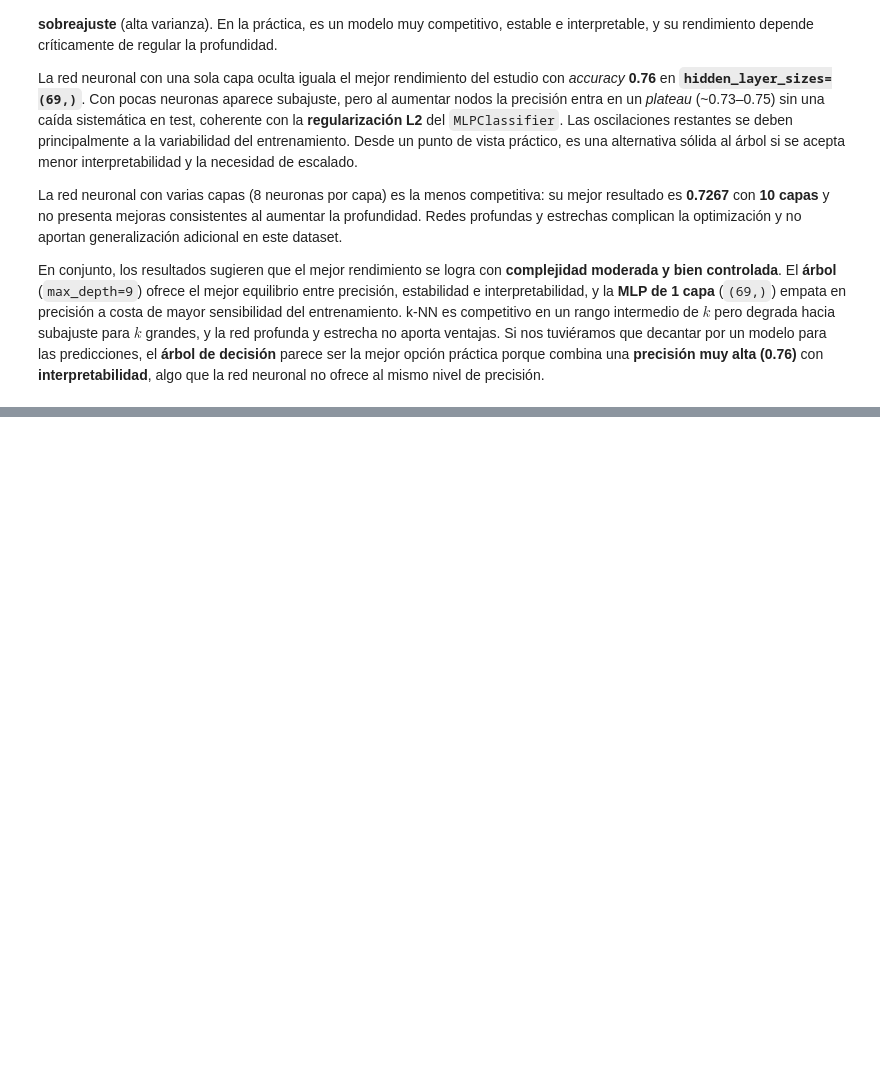
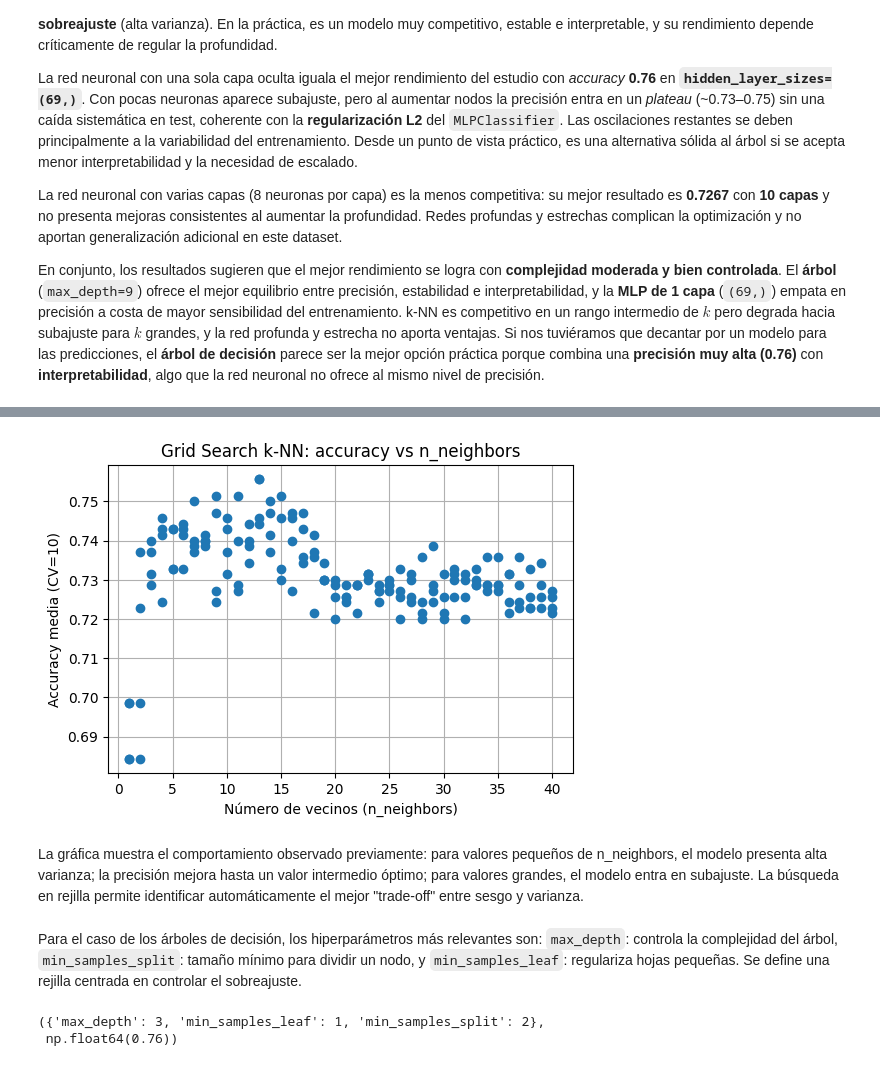
Before and after one commit to gborras10/MachineLearningProjects, a Jupyter notebook: assignements/assignment_2_validacion_seleccion_modelos/p4_02.ipynb, the cells around one changed output, grey strips where cells are left out. Drawn from its saved outputs; the diff is of its cells as text; code cells hidden in the pictures; blank space fills up the shorter version.

```diff
--- a/assignements/assignment_2_validacion_seleccion_modelos/p4_02.ipynb
+++ b/assignements/assignment_2_validacion_seleccion_modelos/p4_02.ipynb
@@ -480,0 +652,20 @@ En conjunto, los resultados sugieren que el mejor rendimiento se logra con **com
+# %%
+param_grid_knn = {
+    "n_neighbors": list(range(1, 41)),
+    "weights": ["uniform", "distance"],
+    "metric": ["euclidean", "manhattan"]
+}
+
+knn = KNeighborsClassifier()
+
+grid_knn = GridSearchCV(
+    knn,
+    param_grid=param_grid_knn,
+    cv=10,
+    scoring="accuracy",
+    n_jobs=-1
+)
+
+grid_knn.fit(X_train_scaled, y_train)
+
+grid_knn.best_params_, grid_knn.best_score_
@@ -480,0 +675,5 @@ En conjunto, los resultados sugieren que el mejor rendimiento se logra con **com
+# %%
+results_knn = pd.DataFrame(grid_knn.cv_results_)
+results_knn = results_knn.sort_values("mean_test_score", ascending=False)
+
+results_knn.head()
@@ -480,0 +688,41 @@ En conjunto, los resultados sugieren que el mejor rendimiento se logra con **com
+# %%
+plt.figure(figsize=(6,4))
+plt.plot(
+    results_knn["param_n_neighbors"],
+    results_knn["mean_test_score"],
+    'o'
+)
+plt.xlabel("Número de vecinos (n_neighbors)")
+plt.ylabel("Accuracy media (CV=10)")
+plt.title("Grid Search k-NN: accuracy vs n_neighbors")
+plt.grid(True)
+plt.show()
+# %% [output]
+[figure, added]
+# %% [markdown]
+La gráfica muestra el comportamiento observado previamente: para valores pequeños de n_neighbors, el modelo presenta alta varianza; la precisión mejora hasta un valor intermedio óptimo; para valores grandes, el modelo entra en subajuste. La búsqueda en rejilla permite identificar automáticamente el mejor "trade-off" entre sesgo y varianza.
+# %% [markdown]
+Para el caso de los árboles de decisión, los hiperparámetros más relevantes son: `max_depth`: controla la complejidad del árbol, `min_samples_split`: tamaño mínimo para dividir un nodo, y `min_samples_leaf`: regulariza hojas pequeñas. Se define una rejilla centrada en controlar el sobreajuste.
+# %%
+param_grid_tree = {
+    "max_depth": list(range(1, 21)),
+    "min_samples_split": [2, 5, 10, 20],
+    "min_samples_leaf": [1, 5, 10]
+}
+
+tree = DecisionTreeClassifier(random_state=0)
+
+grid_tree = GridSearchCV(
+    tree,
+    param_grid=param_grid_tree,
+    cv=10,
+    scoring="accuracy",
+    n_jobs=-1
+)
+
+grid_tree.fit(X_train, y_train)
+
+grid_tree.best_params_, grid_tree.best_score_
+# %% [output]
+({'max_depth': 3, 'min_samples_leaf': 1, 'min_samples_split': 2},
+ np.float64(0.76))
```
Also changed, not shown: parts of 56 cells of this notebook.
